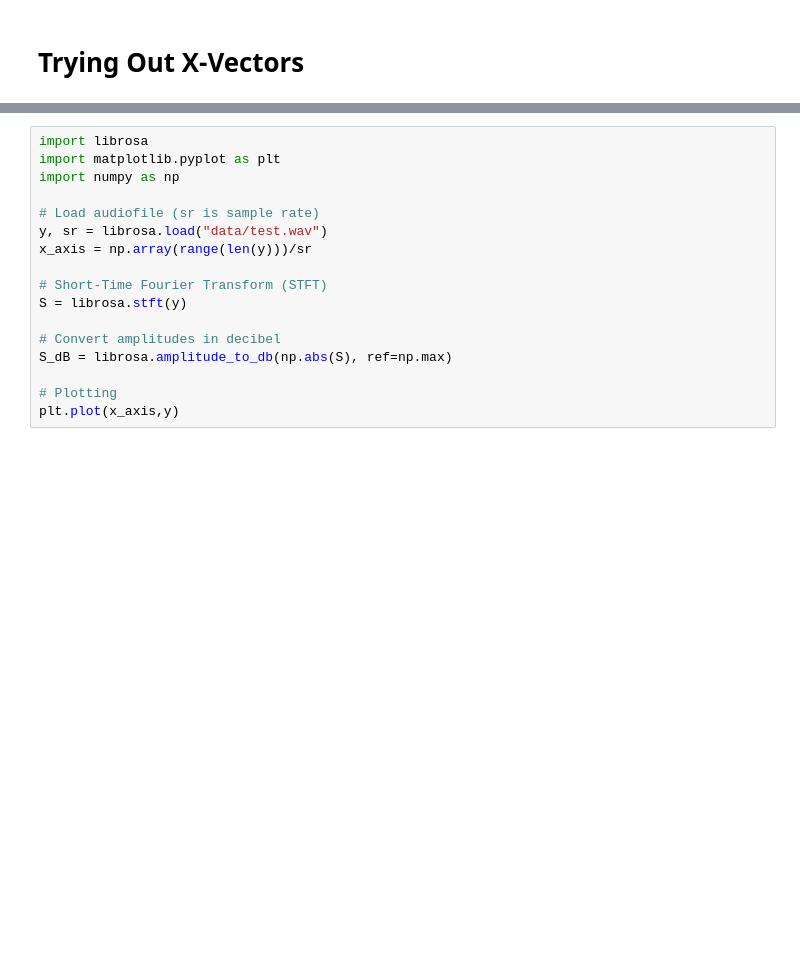
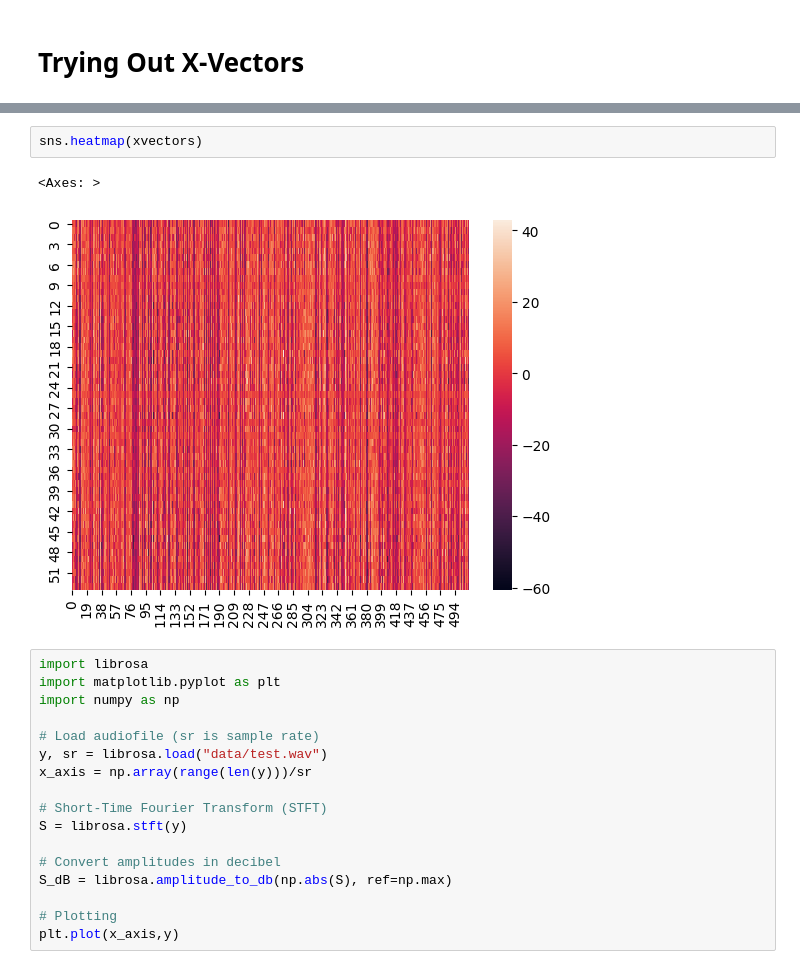
Before and after one commit to jottemka/ds-capstone-speakequal, a Jupyter notebook: jk_speak_equal.ipynb, the cells around one changed output, grey strips where cells are left out. Cells and saved outputs as stored; diff of their text form; blank space fills up the shorter version.

```diff
--- a/jk_speak_equal.ipynb
+++ b/jk_speak_equal.ipynb
@@ -163,3 +164,8 @@ err.compute_components(ref_annotation,annotation)
+# %%
+sns.heatmap(xvectors)
+# %% [output]
+<Axes: >
+[figure, added]
 # %%
 import librosa
 import matplotlib.pyplot as plt
```
Also changed, not shown: parts of 2 cells of this notebook, 4 other files.
